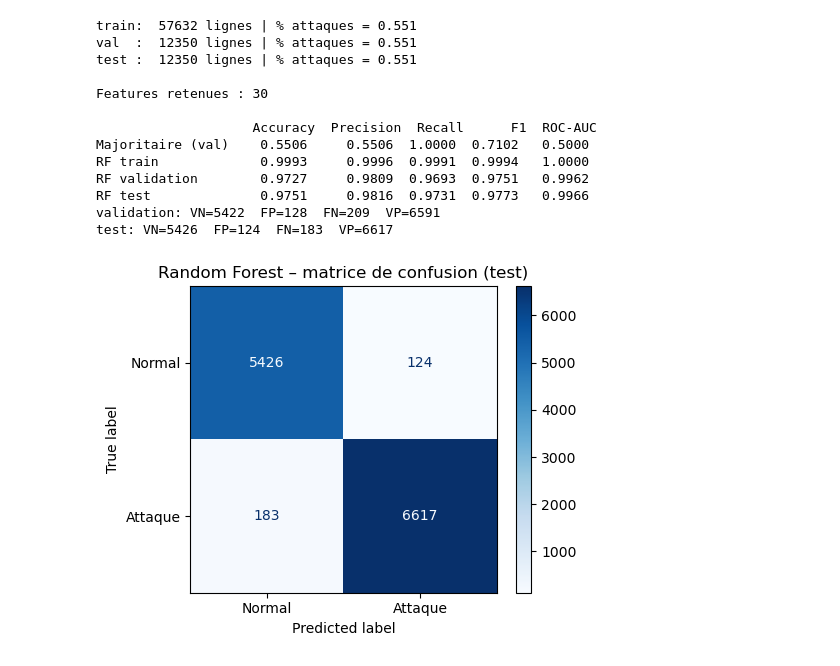
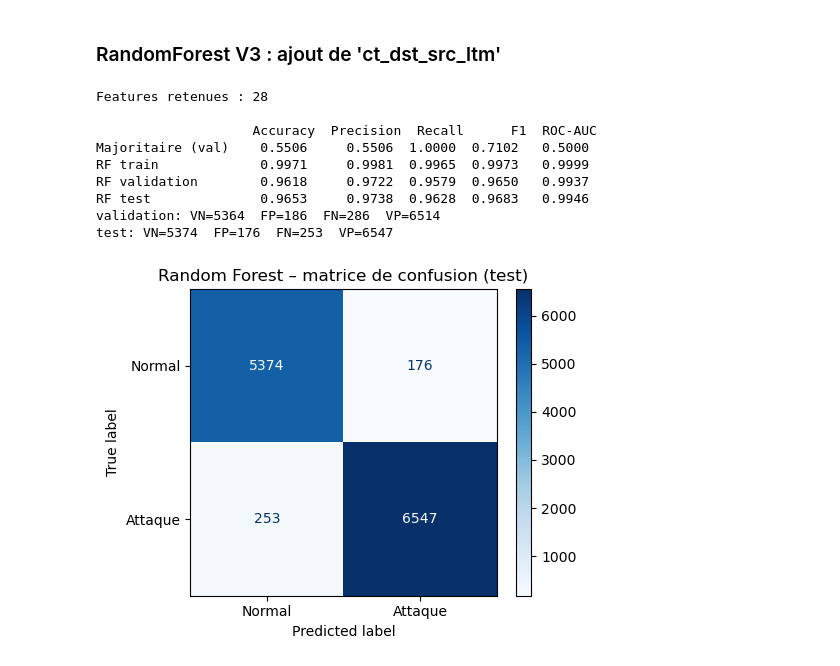
Before and after one commit to Tomland1209/ML_Phishing_Prediction, a Jupyter notebook: Notebooks/notebook_week2.ipynb, the cells around one changed output. Drawn from its saved outputs; the diff is of its cells as text; code cells hidden in the pictures.

```diff
--- a/Notebooks/notebook_week2.ipynb
+++ b/Notebooks/notebook_week2.ipynb
@@ -12,5 +12,5 @@ from sklearn.metrics import (accuracy_score, precision_score, recall_score, f1_s
                              roc_auc_score, confusion_matrix, ConfusionMatrixDisplay)
 import matplotlib.pyplot as plt
 # %%
-train_df=pd.read_csv("../Datasets/unsw_train.csv")
+df=pd.read_csv("../Datasets/unsw_train.csv")
 # %%
@@ -97,19 +98,19 @@ Features restantes : 29
 # %%
-# ===== 1. Train / validation / test (70 / 15 / 15, stratifié) =====
+# 1. Train / validation / test (70 / 15 / 15)
 train_df, temp_df = train_test_split(df, test_size=0.30, stratify=df["label"], random_state=42)
 val_df, test_df = train_test_split(temp_df, test_size=0.50, stratify=temp_df["label"], random_state=42)
-for name, d in [("train", train_df), ("val", val_df), ("test", test_df)]:
-    print(f"{name:5s}: {len(d):6d} lignes | % attaques = {d['label'].mean():.3f}")
 
-# ===== 3. Jeux de données =====
-features=X.columns
+# 2. Jeux de données
+features = X.columns
+print(list(X.columns))
+print("Features restantes :", X.shape[1])
 cat_cols = [c for c in ["proto", "service", "state"] if c in features]
 num_cols = [c for c in features if c not in cat_cols]
 X_train, y_train = train_df[features], train_df["label"]
 X_val,   y_val   = val_df[features],   val_df["label"]
 X_test,  y_test  = test_df[features],  test_df["label"]
 
-# ===== 4. Modèles : baseline majoritaire + Random Forest =====
+# 3. Modèles : baseline majoritaire + Random Forest
 prep = ColumnTransformer([
     ("cat", OneHotEncoder(handle_unknown="ignore", min_frequency=0.01), cat_cols),  # regroupe les protos rares
     ("num", "passthrough", num_cols),
@@ -120,7 +121,7 @@ rf = Pipeline([("prep", prep),
 dummy.fit(X_train, y_train)
 rf.fit(X_train, y_train)
 
-# ===== 5. Évaluation =====
+# 4. Évaluation
 def evaluate(model, X_, y_):
     pred = model.predict(X_)
     proba = model.predict_proba(X_)[:, 1]
@@ -178,38 +272,41 @@ dtype: float64
+# %% [markdown]
+### RandomForest V3 : ajout de 'ct_dst_src_ltm'
 # %%
-# ===== 1. Train / validation / test (70 / 15 / 15, stratifié) =====
-train_df, temp_df = train_test_split(df, test_size=0.30, stratify=df["label"], random_state=42)
-val_df, test_df = train_test_split(temp_df, test_size=0.50, stratify=temp_df["label"], random_state=42)
-for name, d in [("train", train_df), ("val", val_df), ("test", test_df)]:
-    print(f"{name:5s}: {len(d):6d} lignes | % attaques = {d['label'].mean():.3f}")
-
-# ===== 2. Sélection des features (sur le TRAIN uniquement) =====
+# 1. Sélection des features V2 avec 'ct_dst_src_ltm'
 FORCE_KEEP = ["ct_dst_src_ltm"]   # voir remarque plus bas ; mettre [] pour comparer
 
 y = train_df["label"]
 X = train_df.drop(columns=["id", "attack_cat", "label"])
-quasi_const = [c for c in X.columns if X[c].value_counts(normalize=True).iloc[0] > 0.97]
+quasi_const = [c for c in X.columns
+               if c not in FORCE_KEEP
+               and X[c].value_counts(normalize=True).iloc[0] > 0.97]
 X = X.drop(columns=quasi_const)
 num = X.select_dtypes("number")
 mi = pd.Series(mutual_info_classif(num, y, random_state=42), index=num.columns)
 corr = num.corr().abs()
 upper = corr.where(np.triu(np.ones(corr.shape), k=1).astype(bool))
-pairs = upper.stack().loc[lambda s: s > 0.93].sort_values(ascending=False)
+pairs = upper.stack().loc[lambda s: s > 0.9].sort_values(ascending=False)
 dropped = set()
 for (a, b), r in pairs.items():
     if a in dropped or b in dropped:
         continue
-    dropped.add(a if mi[a] < mi[b] else b)
-features = [c for c in X.columns if c not in dropped or c in FORCE_KEEP]
+    if a in FORCE_KEEP:        # on ne supprime jamais une colonne protégée
+        dropped.add(b)
+    elif b in FORCE_KEEP:
+        dropped.add(a)
+    else:
+        dropped.add(a if mi[a] < mi[b] else b)
+features = [c for c in X.columns if c not in dropped]
 print("\nFeatures retenues :", len(features))
 
-# ===== 3. Jeux de données =====
+# 2. Jeux de données
 cat_cols = [c for c in ["proto", "service", "state"] if c in features]
 num_cols = [c for c in features if c not in cat_cols]
 X_train, y_train = train_df[features], train_df["label"]
 X_val,   y_val   = val_df[features],   val_df["label"]
 X_test,  y_test  = test_df[features],  test_df["label"]
 
-# ===== 4. Modèles : baseline majoritaire + Random Forest =====
+# 3. Modèles : baseline majoritaire + Random Forest
 prep = ColumnTransformer([
     ("cat", OneHotEncoder(handle_unknown="ignore", min_frequency=0.01), cat_cols),  # regroupe les protos rares
     ("num", "passthrough", num_cols),
@@ -220,7 +317,7 @@ rf = Pipeline([("prep", prep),
 dummy.fit(X_train, y_train)
 rf.fit(X_train, y_train)
 
-# ===== 5. Évaluation =====
+# 4. Évaluation
 def evaluate(model, X_, y_):
     pred = model.predict(X_)
     proba = model.predict_proba(X_)[:, 1]
@@ -228,41 +325,37 @@ def evaluate(model, X_, y_):
             "Precision": precision_score(y_, pred, zero_division=0),
             "Recall": recall_score(y_, pred),
             "F1": f1_score(y_, pred),
             "ROC-AUC": roc_auc_score(y_, proba)}
 
 results = pd.DataFrame({
     "Majoritaire (val)": evaluate(dummy, X_val, y_val),
     "RF train": evaluate(rf, X_train, y_train),
     "RF validation": evaluate(rf, X_val, y_val),
     "RF test": evaluate(rf, X_test, y_test),
 }).T.round(4)
 print("\n", results)
 
 for name, X_, y_ in [("validation", X_val, y_val), ("test", X_test, y_test)]:
     tn, fp, fn, tp = confusion_matrix(y_, rf.predict(X_)).ravel()
     print(f"{name}: VN={tn}  FP={fp}  FN={fn}  VP={tp}")
 
 fig, ax = plt.subplots(figsize=(5, 4))
 ConfusionMatrixDisplay.from_estimator(rf, X_test, y_test,
                                       display_labels=["Normal", "Attaque"], cmap="Blues", ax=ax)
 ax.set_title("Random Forest – matrice de confusion (test)")
 plt.tight_layout(); plt.show()
 
 names = rf.named_steps["prep"].get_feature_names_out()
 imp = pd.Series(rf.named_steps["model"].feature_importances_, index=names).sort_values(ascending=False)
 print(imp.head(10).round(4))
 # %% [output]
-train:  57632 lignes | % attaques = 0.551
-val  :  12350 lignes | % attaques = 0.551
-test :  12350 lignes | % attaques = 0.551
-
-Features retenues : 30
+Features retenues : 28
 
                     Accuracy  Precision  Recall      F1  ROC-AUC
 Majoritaire (val)    0.5506     0.5506  1.0000  0.7102   0.5000
-RF train             0.9993     0.9996  0.9991  0.9994   1.0000
-RF validation        0.9727     0.9809  0.9693  0.9751   0.9962
-RF test              0.9751     0.9816  0.9731  0.9773   0.9966
-validation: VN=5422  FP=128  FN=209  VP=6591
-test: VN=5426  FP=124  FN=183  VP=6617
+RF train             0.9971     0.9981  0.9965  0.9973   0.9999
+RF validation        0.9618     0.9722  0.9579  0.9650   0.9937
+RF test              0.9653     0.9738  0.9628  0.9683   0.9946
+validation: VN=5364  FP=186  FN=286  VP=6514
+test: VN=5374  FP=176  FN=253  VP=6547
-[figure, old version]
+[figure, new version]
```
Also changed, not shown: parts of 7 cells of this notebook.
